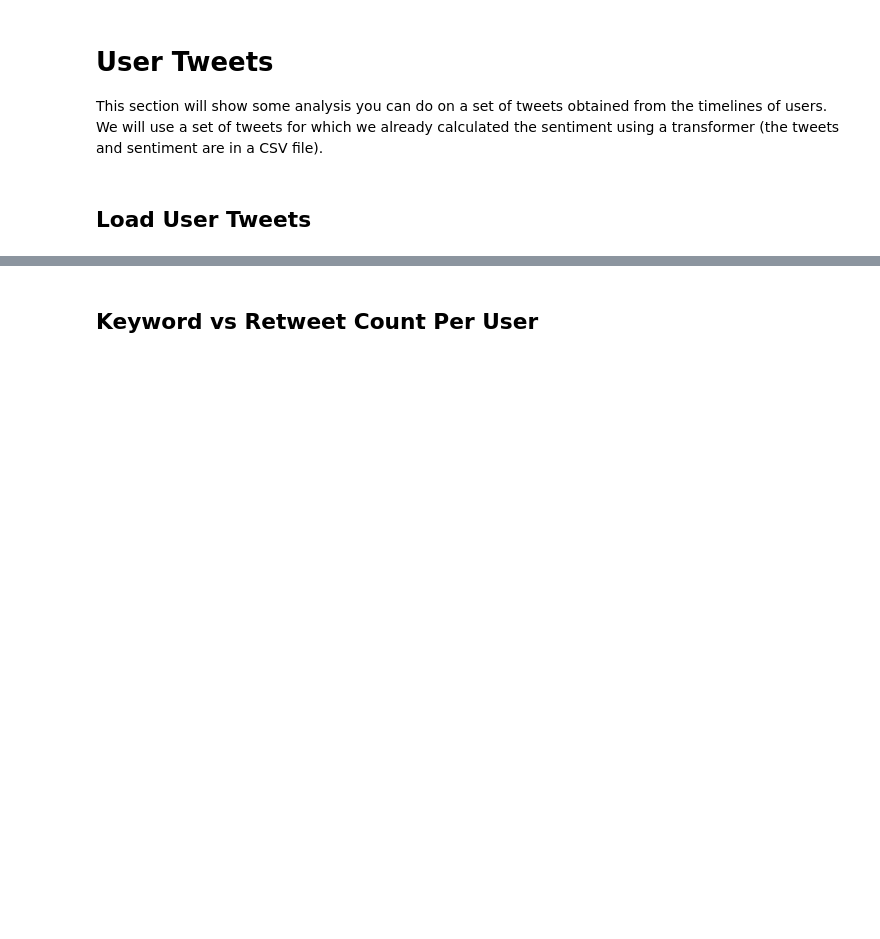
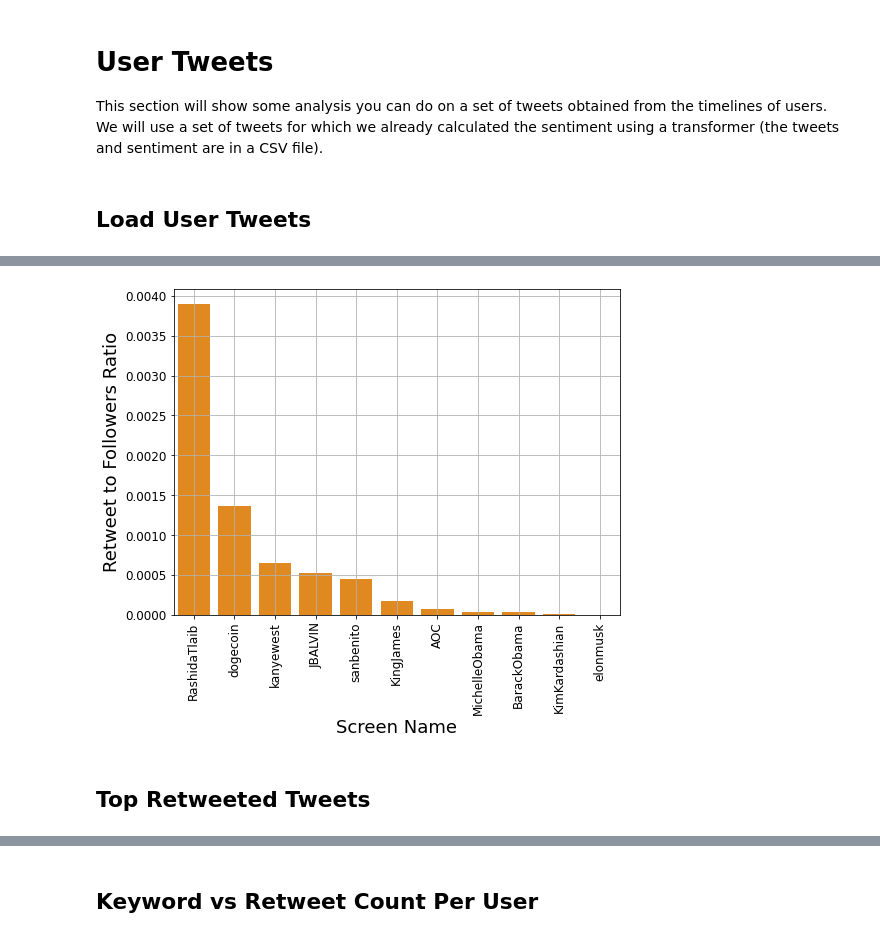
Before and after one commit to zlisto/social_media_analytics, a Jupyter notebook: Lecture15_TwitterAnalysis.ipynb, the cells around one changed output, grey strips where cells are left out. Cells and saved outputs as stored; diff of their text form; code cells hidden in the pictures; blank space fills up the shorter version.

```diff
--- a/Lecture15_TwitterAnalysis.ipynb
+++ b/Lecture15_TwitterAnalysis.ipynb
@@ -122,0 +113,5 @@ Index(['Unnamed: 0', 'Unnamed: 0.1', 'screen_name', 'text', 'retweet_count',
+# %%
+fname_db = "data/lecture_04"  #database filenmae
+df_profile = DB.fetch(table_name='users', path=fname_db)
+
+df_profile
@@ -122,0 +135,6 @@ Index(['Unnamed: 0', 'Unnamed: 0.1', 'screen_name', 'text', 'retweet_count',
+# %%
+df_r = df.groupby(by = 'screen_name').mean()
+df_r.reset_index(inplace = True)
+df_profile['retweet_count'] = df_r.retweet_count
+df_profile['retweet_followers_ratio'] = df_profile.retweet_count/df_profile.followers_count
+df_profile.head(n=3)
@@ -122,0 +146,15 @@ Index(['Unnamed: 0', 'Unnamed: 0.1', 'screen_name', 'text', 'retweet_count',
+# %%
+fig = plt.figure(figsize = (8,6))
+ax = sns.barplot(data = df_profile.sort_values(by = 'retweet_followers_ratio', ascending = False),
+                x = 'screen_name', y = 'retweet_followers_ratio',color = 'darkorange')
+plt.ylabel("Retweet to Followers Ratio",fontsize = 18)
+plt.xlabel("Screen Name",fontsize = 18)
+plt.xticks(fontsize = 12)
+plt.yticks(fontsize = 12)
+ax.set_xticklabels(ax.get_xticklabels(),rotation = 90)
+plt.grid()
+plt.show()
+# %% [output]
+[figure, added]
+# %% [markdown]
+## Top Retweeted Tweets
```
Also changed, not shown: parts of 11 cells of this notebook.
